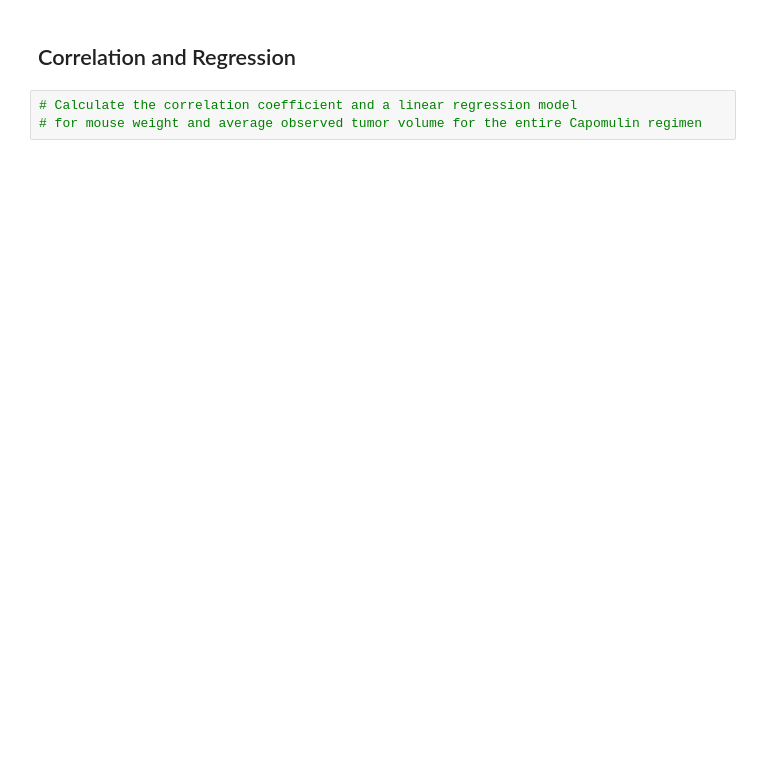
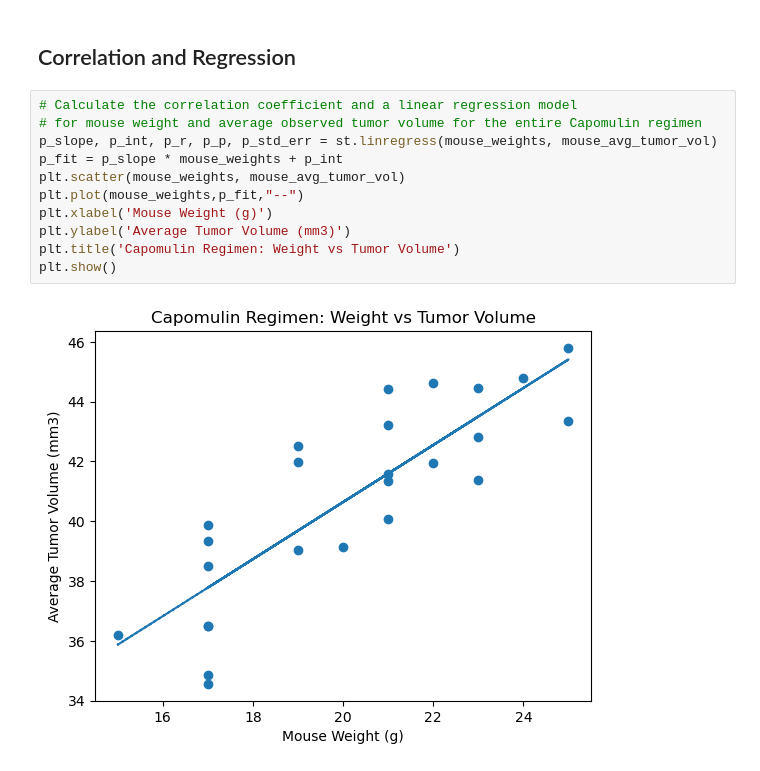
Before and after one commit to datakreese/visualization-challenge, a Jupyter notebook: pymaceuticals.ipynb, the cells around one changed output. Drawn from its saved outputs; the diff is of its cells as text; blank space fills up the shorter version.

```diff
--- a/pymaceuticals.ipynb
+++ b/pymaceuticals.ipynb
@@ -311,3 +283,13 @@ plt.show()
 # %%
 # Calculate the correlation coefficient and a linear regression model
 # for mouse weight and average observed tumor volume for the entire Capomulin regimen
+p_slope, p_int, p_r, p_p, p_std_err = st.linregress(mouse_weights, mouse_avg_tumor_vol)
+p_fit = p_slope * mouse_weights + p_int
+plt.scatter(mouse_weights, mouse_avg_tumor_vol)
+plt.plot(mouse_weights,p_fit,"--")
+plt.xlabel('Mouse Weight (g)')
+plt.ylabel('Average Tumor Volume (mm3)')
+plt.title('Capomulin Regimen: Weight vs Tumor Volume')
+plt.show()
+# %% [output]
+[figure, added]
```
Also changed, not shown: parts of 6 cells of this notebook.
